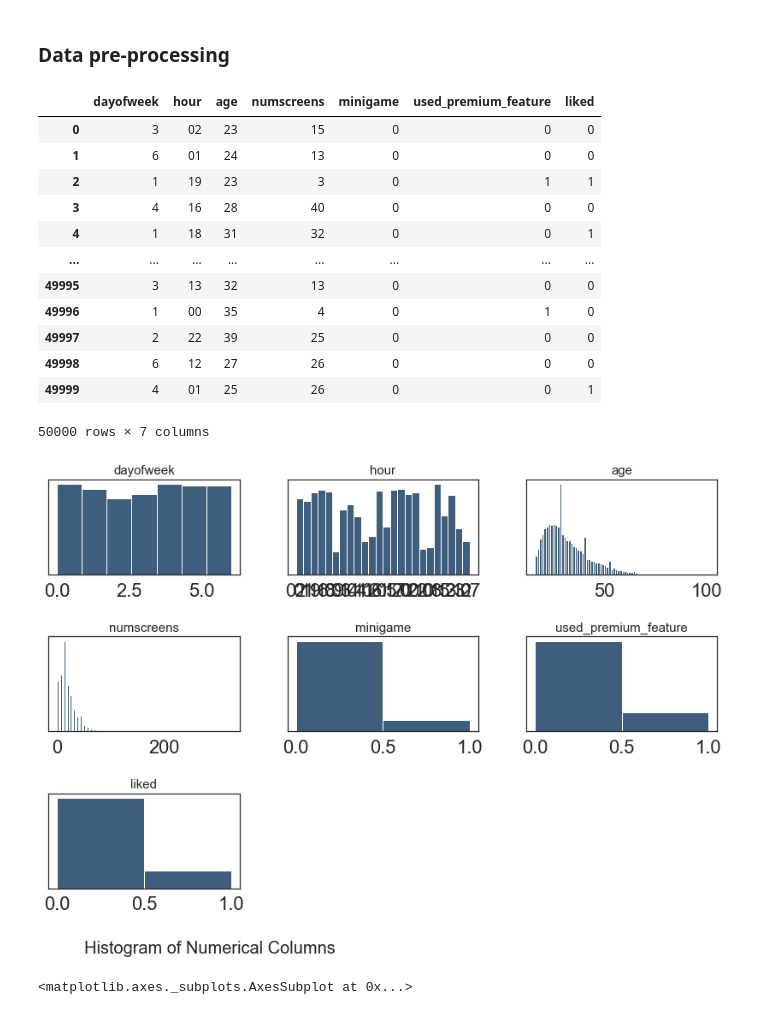
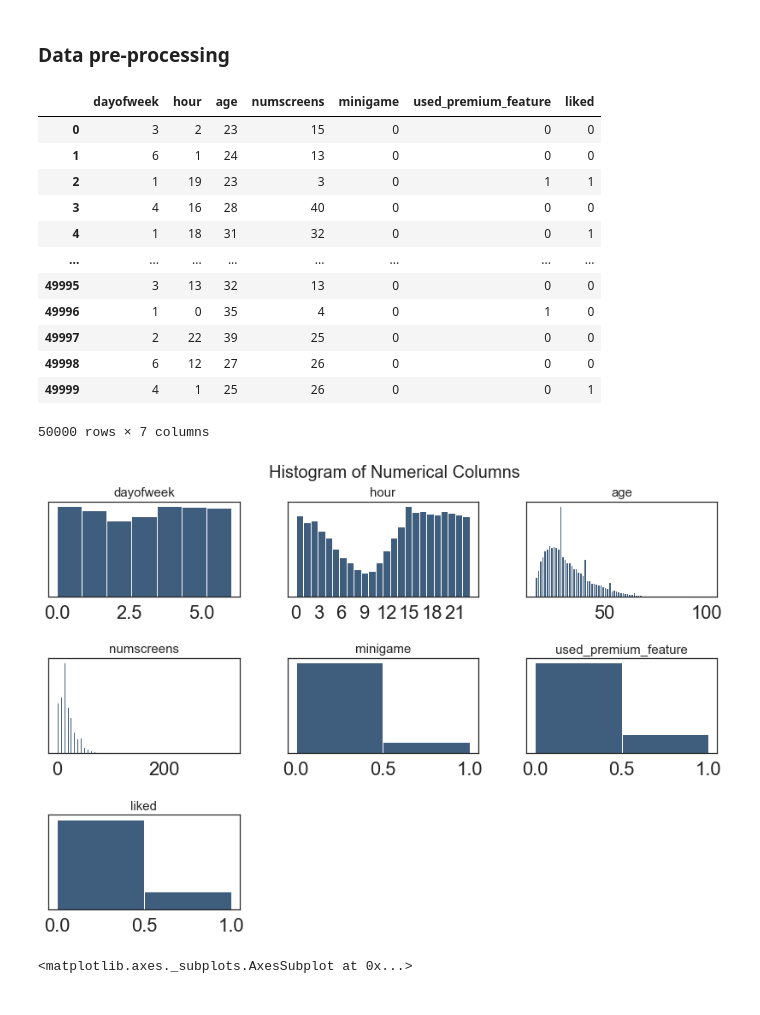
Before and after one commit to g12bftd/Kaggle-Based-Projects, a Jupyter notebook: Customer Subscription Behaviour Analysis.ipynb, the cells around one changed output. Drawn from its saved outputs; the diff is of its cells as text; code cells hidden in the pictures.

```diff
--- a/Customer Subscription Behaviour Analysis.ipynb
+++ b/Customer Subscription Behaviour Analysis.ipynb
@@ -79,41 +79,45 @@ dataset.describe() # generate descriptive statistics
 ### Data pre-processing
 # %%
 # Formatting the "hour" column to obtain descriptive statistics
-dataset["hour"] = dataset.hour.str.slice(1, 3).astype(str) # 1st and 2nd numbers
+dataset["hour"] = dataset.hour.str.slice(1, 3).astype(int) # 1st and 2nd numbers
 # %%
 dataset2 = dataset.copy().drop(columns = ["user", "screen_list", "enrolled_date", "first_open", "enrolled"])
 # %%
 dataset2 # only contains numerical columns
 # %% [output]
 |  | dayofweek | hour | age | numscreens | minigame | used_premium_feature | liked |
-| 0 | 3 | 02 | 23 | 15 | 0 | 0 | 0 |
-| 1 | 6 | 01 | 24 | 13 | 0 | 0 | 0 |
+| 0 | 3 | 2 | 23 | 15 | 0 | 0 | 0 |
+| 1 | 6 | 1 | 24 | 13 | 0 | 0 | 0 |
 | 2 | 1 | 19 | 23 | 3 | 0 | 1 | 1 |
 | 3 | 4 | 16 | 28 | 40 | 0 | 0 | 0 |
 | 4 | 1 | 18 | 31 | 32 | 0 | 0 | 1 |
 | ... | ... | ... | ... | ... | ... | ... | ... |
 | 49995 | 3 | 13 | 32 | 13 | 0 | 0 | 0 |
-| 49996 | 1 | 00 | 35 | 4 | 0 | 1 | 0 |
+| 49996 | 1 | 0 | 35 | 4 | 0 | 1 | 0 |
 | 49997 | 2 | 22 | 39 | 25 | 0 | 0 | 0 |
 | 49998 | 6 | 12 | 27 | 26 | 0 | 0 | 0 |
-| 49999 | 4 | 01 | 25 | 26 | 0 | 0 | 1 |
+| 49999 | 4 | 1 | 25 | 26 | 0 | 0 | 1 |
 50000 rows × 7 columns
 # %%
 # Generating histograms to visualize the dataset
 subplot_title_info = {'fontsize': 15,
         'fontweight' : 5,
         'verticalalignment': 'baseline',
         'horizontalalignment': 'center'}
+hour_ticks = [0, 3, 6, 9, 12, 15, 18, 21]
 
-plt.suptitle("Histogram of Numerical Columns", fontsize = 20)
+plt.suptitle("Histogram of Numerical Columns", fontsize = 20,
+            x = 1, y = 3)
 for i in range(1, dataset2.shape[1] + 1):
     plt.subplot(3, 3, i) # dimensions of our plot
     f = plt.gca() # get current axis index
     f.set_title(dataset2.columns.values[i - 1], subplot_title_info)
     f.axes.get_yaxis().set_visible(False)
     vals = np.size(dataset2.iloc[:, i - 1].unique())
     plt.hist(dataset2.iloc[:, i-1], bins = vals, color = "#3F5D7D")
+    if (i == 2):
+        f.axes.set_xticks(ticks = hour_ticks)
 
 plt.tight_layout(rect = [0, 1, 2, 3])
 # %% [output]
-[figure, old version]
+[figure, new version]
```
Also changed, not shown: parts of 1 cell of this notebook, 1 other file.
